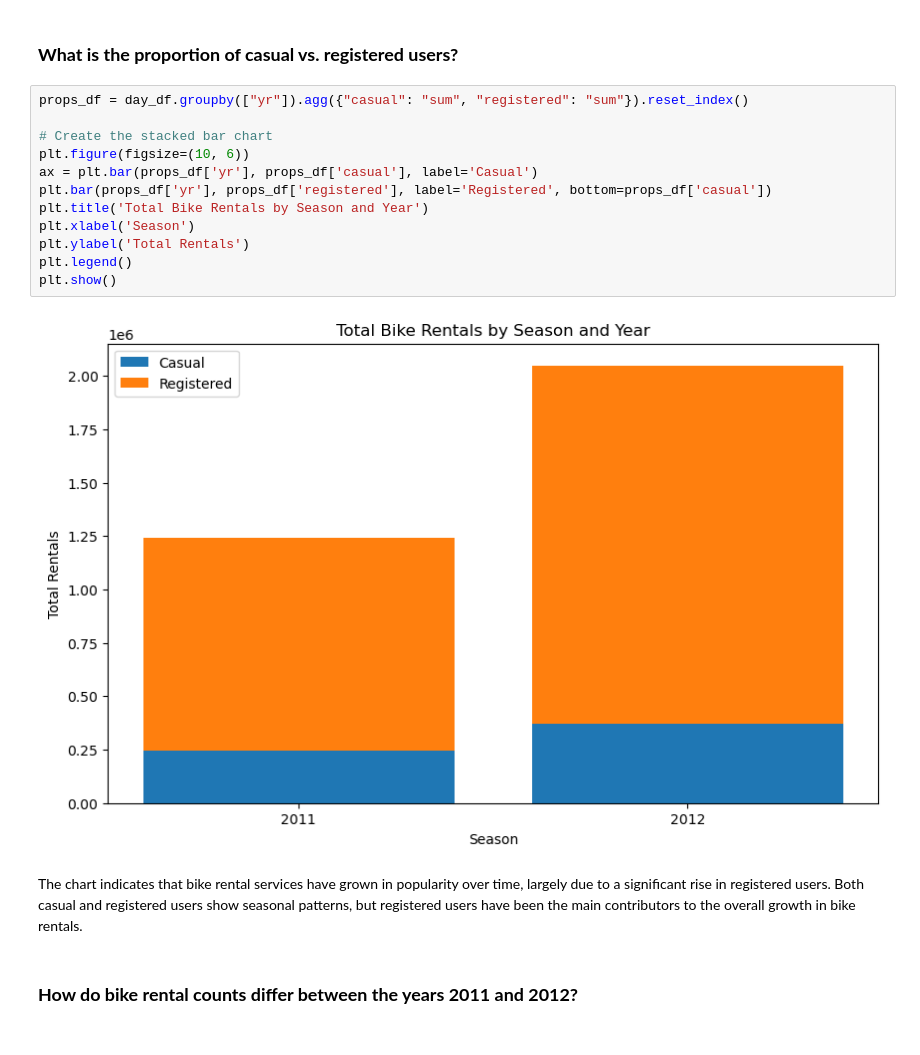
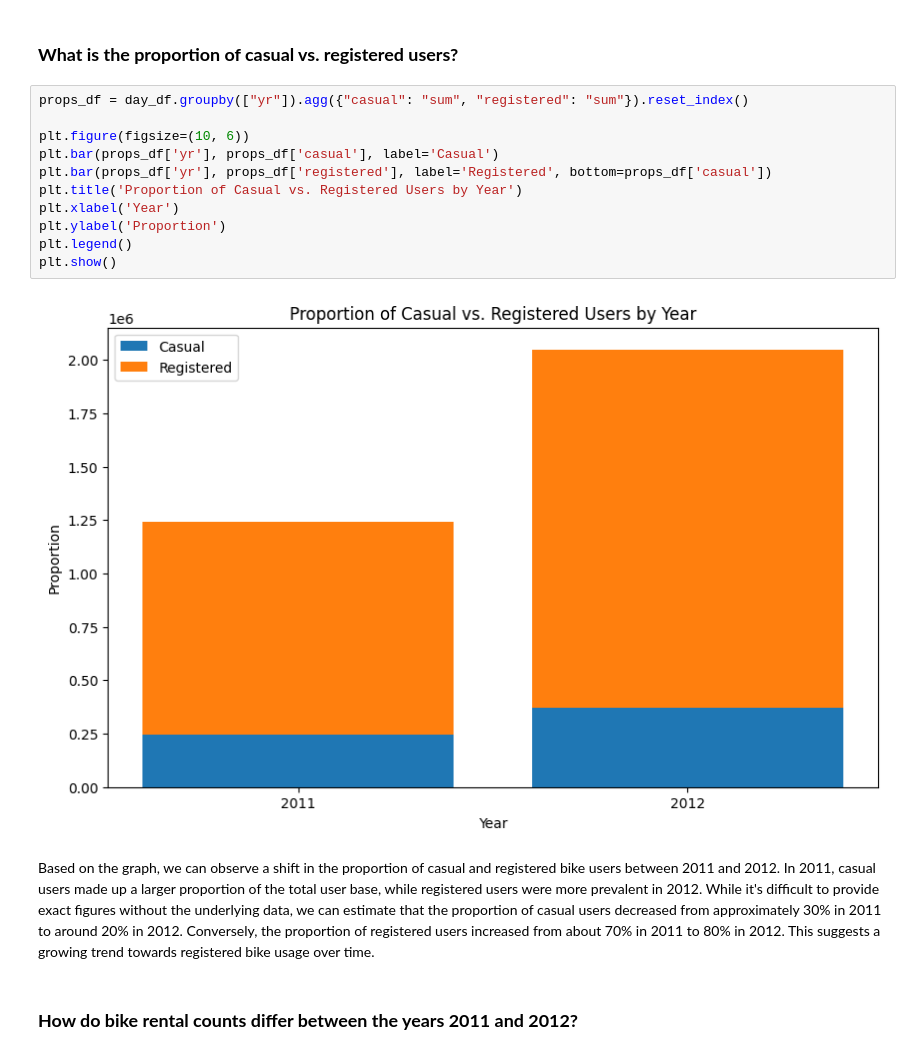
Before and after one commit to nabillahdz/bike-sharing-data-analysis, a Jupyter notebook: notebook.ipynb, the cells around one changed output. Saved outputs shown, nothing was run; the diff lists cells and outputs as text.

```diff
--- a/notebook.ipynb
+++ b/notebook.ipynb
@@ -591,19 +589,18 @@ The box plots demonstrate that weather conditions play a significant role in bik
 # %%
 props_df = day_df.groupby(["yr"]).agg({"casual": "sum", "registered": "sum"}).reset_index()
 
-# Create the stacked bar chart
 plt.figure(figsize=(10, 6))
-ax = plt.bar(props_df['yr'], props_df['casual'], label='Casual')
+plt.bar(props_df['yr'], props_df['casual'], label='Casual')
 plt.bar(props_df['yr'], props_df['registered'], label='Registered', bottom=props_df['casual'])
-plt.title('Total Bike Rentals by Season and Year')
-plt.xlabel('Season')
-plt.ylabel('Total Rentals')
+plt.title('Proportion of Casual vs. Registered Users by Year')
+plt.xlabel('Year')
+plt.ylabel('Proportion')
 plt.legend()
 plt.show()
 # %% [output]
-[figure, old version]
+[figure, new version]
 # %% [markdown]
-The chart indicates that bike rental services have grown in popularity over time, largely due to a significant rise in registered users. Both casual and registered users show seasonal patterns, but registered users have been the main contributors to the overall growth in bike rentals.
+Based on the graph, we can observe a shift in the proportion of casual and registered bike users between 2011 and 2012. In 2011, casual users made up a larger proportion of the total user base, while registered users were more prevalent in 2012. While it's difficult to provide exact figures without the underlying data, we can estimate that the proportion of casual users decreased from approximately 30% in 2011 to around 20% in 2012. Conversely, the proportion of registered users increased from about 70% in 2011 to 80% in 2012. This suggests a growing trend towards registered bike usage over time.
 # %% [markdown]
 <h3><b>How do bike rental counts differ between the years 2011 and 2012?</b></h3>
 # %% [markdown]
```
Also changed, not shown: parts of 24 cells of this notebook, 1 other file.
